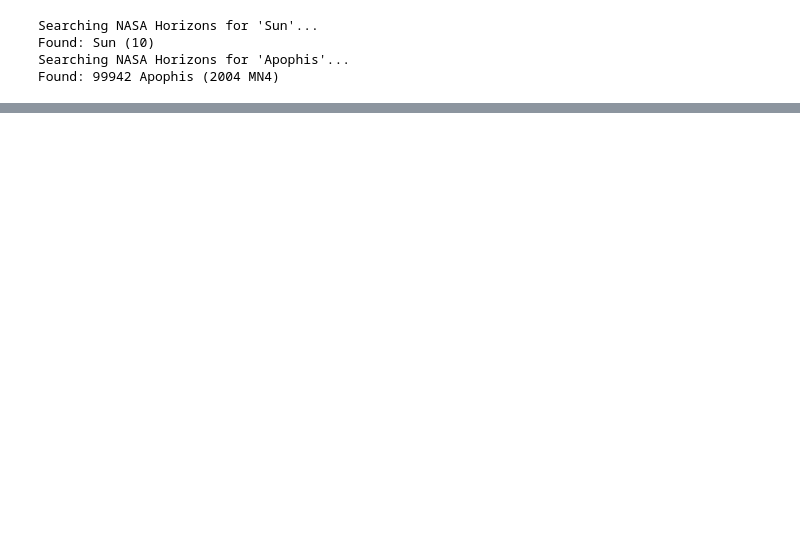
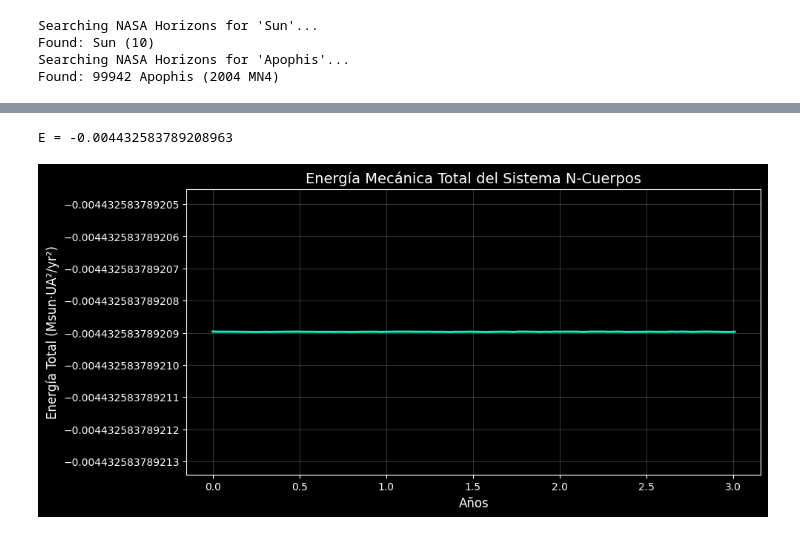
Before and after one commit to IsaacVilladaMontoya/meccel, a Jupyter notebook: Proyecto_meccel.ipynb, the cells around one changed output, grey strips where cells are left out. Drawn from its saved outputs; the diff is of its cells as text; code cells hidden in the pictures; blank space fills up the shorter version.

```diff
--- a/Proyecto_meccel.ipynb
+++ b/Proyecto_meccel.ipynb
@@ -200,0 +216,20 @@ plt.show()
+# %%
+print(f'E = {energia_total[0]}')
+
+# Gráfica de la Energía Total
+plt.figure(figsize=(10, 5))
+plt.plot(ts, energia_total, color='#00FFCC', linewidth=2)
+
+plt.title("Energía Mecánica Total del Sistema N-Cuerpos", fontsize=14)
+plt.xlabel("Años", fontsize=12)
+plt.ylabel("Energía Total (Msun·UA²/yr²)", fontsize=12)
+
+# Desactiva el offset de matplotlib para que no oculte los decimales si la línea es muy plana
+plt.ticklabel_format(useOffset=False, style='plain')
+
+plt.grid(True, alpha=0.2)
+plt.style.use('dark_background')
+plt.show()
+# %% [output]
+E = -0.004432583789208963
+[figure, added]
```
Also changed, not shown: parts of 7 cells of this notebook.
